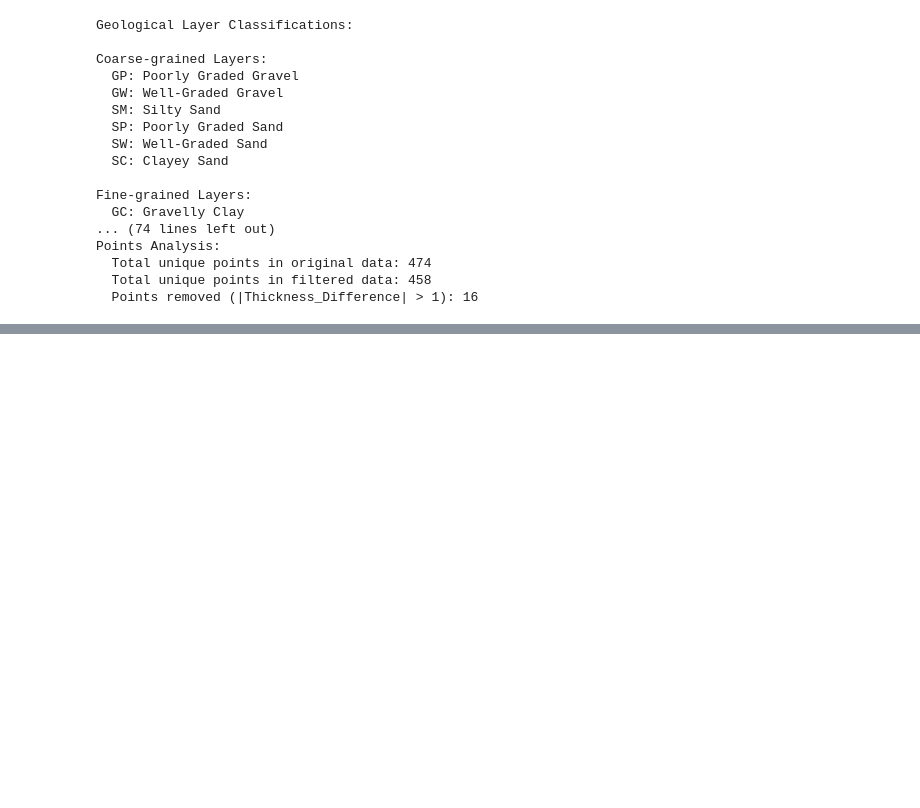
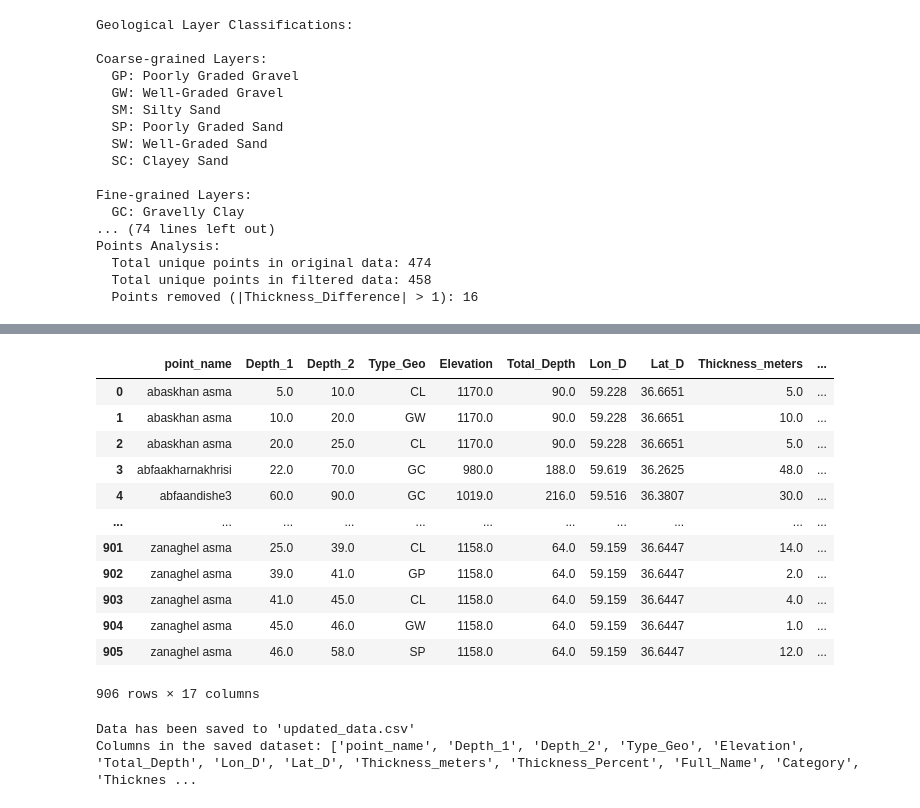
Before and after one commit to AliRezaee86/Data_Analysis, a Jupyter notebook: Geo_Fine.ipynb, the cells around one changed output, grey strips where cells are left out. Drawn from its saved outputs; the diff is of its cells as text; code cells hidden in the pictures; blank space fills up the shorter version.

```diff
--- a/Geo_Fine.ipynb
+++ b/Geo_Fine.ipynb
@@ -149,0 +551,45 @@ Points Analysis:
+# %%
+df
+# %% [output]
+|  | point_name | Depth_1 | Depth_2 | Type_Geo | Elevation | Total_Depth | Lon_D | Lat_D | Thickness_meters | ... |
+| 0 | abaskhan asma | 5.0 | 10.0 | CL | 1170.0 | 90.0 | 59.228 | 36.6651 | 5.0 | ... |
+| 1 | abaskhan asma | 10.0 | 20.0 | GW | 1170.0 | 90.0 | 59.228 | 36.6651 | 10.0 | ... |
+| 2 | abaskhan asma | 20.0 | 25.0 | CL | 1170.0 | 90.0 | 59.228 | 36.6651 | 5.0 | ... |
+| 3 | abfaakharnakhrisi | 22.0 | 70.0 | GC | 980.0 | 188.0 | 59.619 | 36.2625 | 48.0 | ... |
+| 4 | abfaandishe3 | 60.0 | 90.0 | GC | 1019.0 | 216.0 | 59.516 | 36.3807 | 30.0 | ... |
+| ... | ... | ... | ... | ... | ... | ... | ... | ... | ... | ... |
+| 901 | zanaghel asma | 25.0 | 39.0 | CL | 1158.0 | 64.0 | 59.159 | 36.6447 | 14.0 | ... |
+| 902 | zanaghel asma | 39.0 | 41.0 | GP | 1158.0 | 64.0 | 59.159 | 36.6447 | 2.0 | ... |
+| 903 | zanaghel asma | 41.0 | 45.0 | CL | 1158.0 | 64.0 | 59.159 | 36.6447 | 4.0 | ... |
+| 904 | zanaghel asma | 45.0 | 46.0 | GW | 1158.0 | 64.0 | 59.159 | 36.6447 | 1.0 | ... |
+| 905 | zanaghel asma | 46.0 | 58.0 | SP | 1158.0 | 64.0 | 59.159 | 36.6447 | 12.0 | ... |
+906 rows × 17 columns
+# %%
+import pandas as pd
+
+# Assuming your data is already loaded into a DataFrame called 'df'
+# If not, you can load it from a CSV or other source, e.g.:
+# df = pd.read_csv('your_file.csv')
+
+# Step 1: Sort by point_name and Depth_2 to ensure the last row is the deepest for each point
+df = df.sort_values(by=['point_name', 'Depth_2'])
+
+# Step 2: Update Depth_2 for the last row of each point_name with Water_Level_Depth
+last_rows = df.groupby('point_name').tail(1).index
+df.loc[last_rows, 'Depth_2'] = df.loc[last_rows, 'Water_Level_Depth']
+
+# Step 3: Update Total_Depth for each point_name with Water_Level_Depth
+df['Total_Depth'] = df.groupby('point_name')['Water_Level_Depth'].transform('first')
+
+# Step 4: Sort back to original order to maintain the original row sequence
+df = df.sort_index()
+
+# Step 5: Save the updated DataFrame with all columns to a CSV file
+df.to_csv('updated_data.csv', index=False)
+
+# Step 6: Confirm the data has been saved and show the columns preserved
+print("Data has been saved to 'updated_data.csv'")
+print("Columns in the saved dataset:", df.columns.tolist())
+# %% [output]
+Data has been saved to 'updated_data.csv'
+Columns in the saved dataset: ['point_name', 'Depth_1', 'Depth_2', 'Type_Geo', 'Elevation', 'Total_Depth', 'Lon_D', 'Lat_D', 'Thickness_meters', 'Thickness_Percent', 'Full_Name', 'Category', 'Thicknes ...
```
Also changed, not shown: parts of 6 cells of this notebook.
